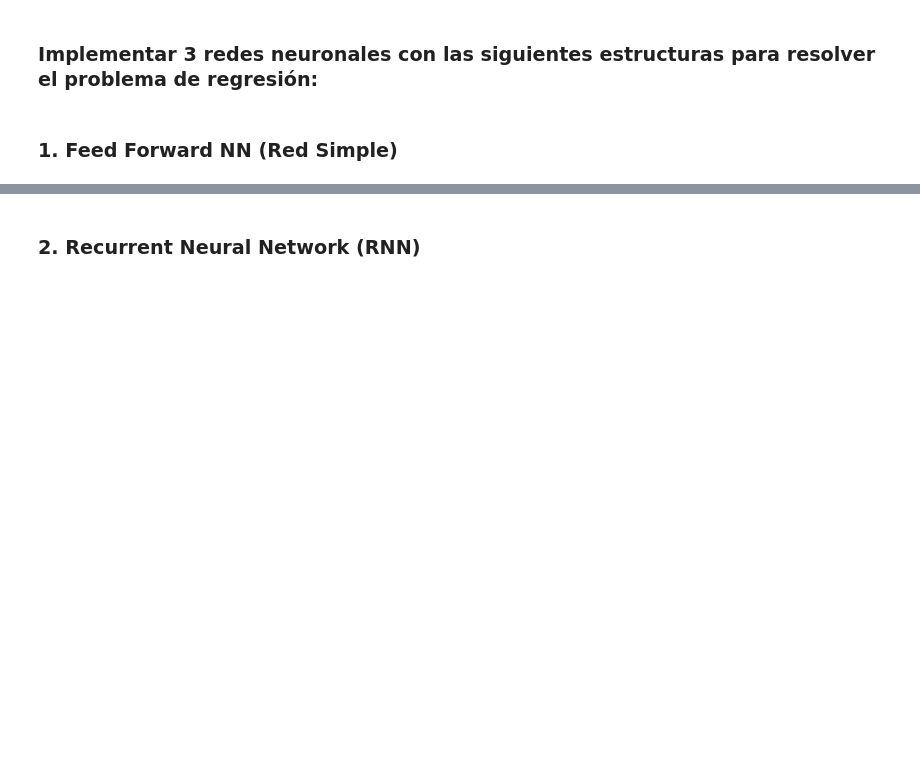
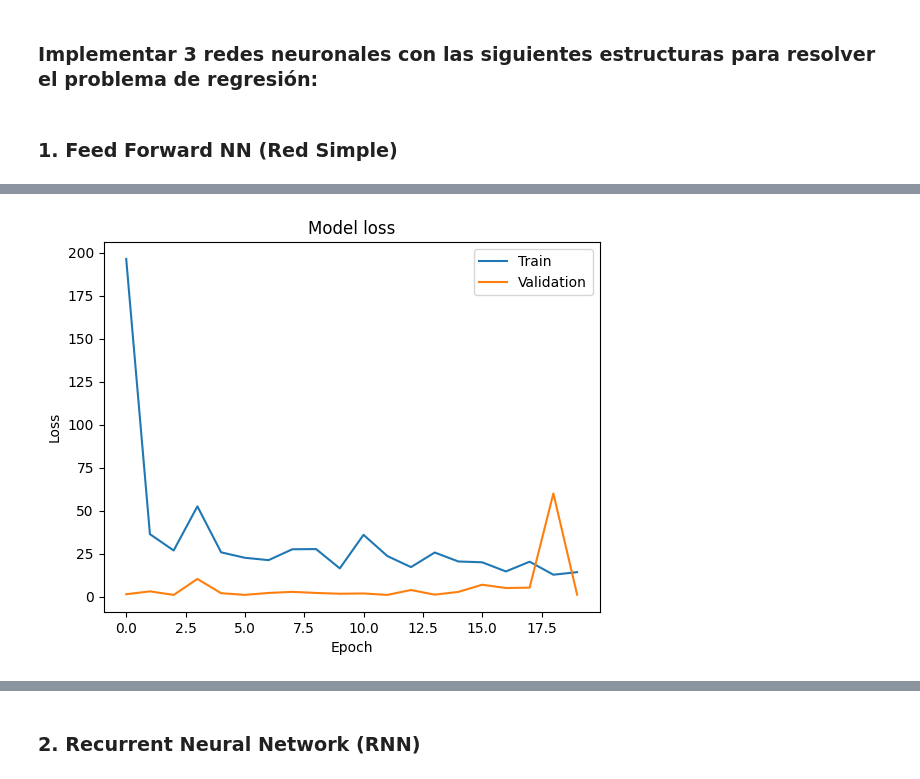
Before and after one commit to CrisLayB/DeepLearning_Lab03, a Jupyter notebook: lab3.ipynb, the cells around one changed output, grey strips where cells are left out. Saved outputs shown, nothing was run; the diff lists cells and outputs as text; code cells hidden in the pictures; blank space fills up the shorter version.

```diff
--- a/lab3.ipynb
+++ b/lab3.ipynb
@@ -41,0 +63,24 @@ data_frame
+# %%
+scaler = StandardScaler()
+data = scaler.fit_transform(data_frame.values)
+
+X = np.arange(len(data)).astype(float)  # Using index as a feature
+y = data.flatten()
+
+X_train, X_test, y_train, y_test = train_test_split(X, y, test_size=0.2, random_state=42)
+# %%
+def create_FFNN():
+    model = tf.keras.Sequential([
+        tf.keras.layers.Input(shape=(1,)),
+        tf.keras.layers.Dense(64, activation='relu'),
+        tf.keras.layers.Dense(1)
+    ])
+
+    model.compile(optimizer='adam', loss='mean_squared_error')
+
+    model.summary()
+    return model
+# %%
+model = create_FFNN()
+# data_ffnn = model.fit(X_train, y_train, epochs=100, batch_size=16, validation_data=(X_test, y_test))
+data_ffnn = model.fit(X_train, y_train, epochs=20, batch_size=1, verbose=2, validation_data=(X_test, y_test))
@@ -41,0 +114,10 @@ data_frame
+# %%
+plt.plot(data_ffnn.history['loss'])
+plt.plot(data_ffnn.history['val_loss'])
+plt.title('Model loss')
+plt.ylabel('Loss')
+plt.xlabel('Epoch')
+plt.legend(['Train', 'Validation'], loc='upper right')
+plt.show()
+# %% [output]
+[figure, added]
```
Also changed, not shown: parts of 13 cells of this notebook.
